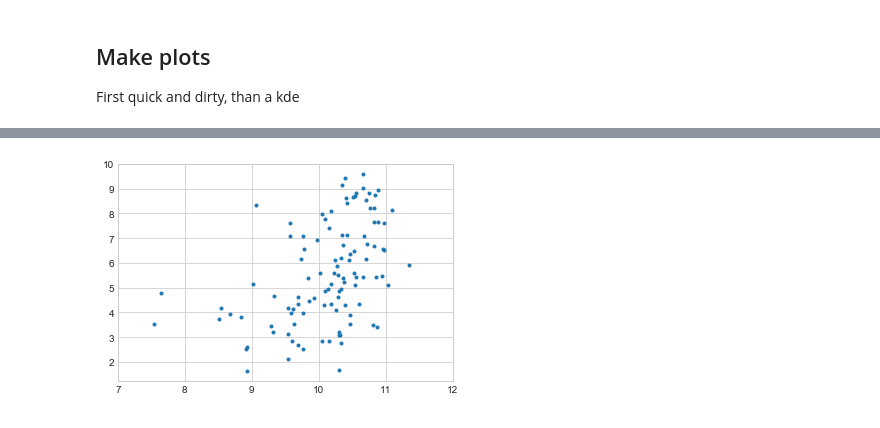
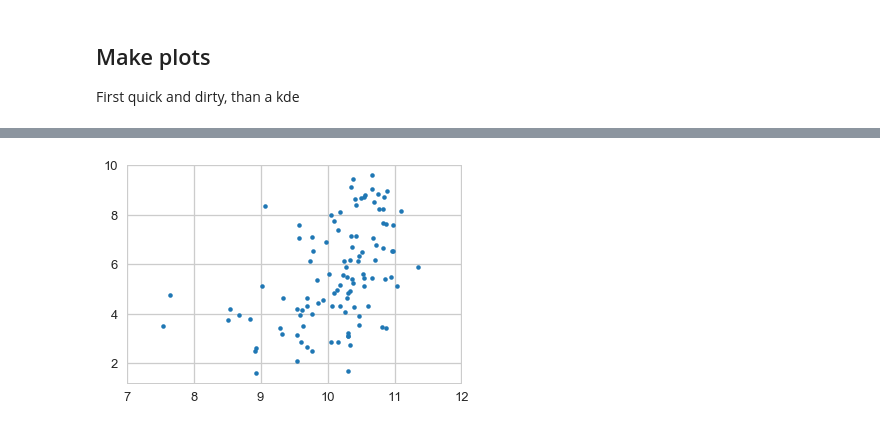
Before and after one commit to benjaminrose/MC-Age, a Jupyter notebook: figures/Discussion-Age v Stellar Mass.ipynb, the cells around one changed output, grey strips where cells are left out. Cells and saved outputs as stored; diff of their text form; code cells hidden in the pictures.

```diff
--- a/figures/Discussion-Age v Stellar Mass.ipynb
+++ b/figures/Discussion-Age v Stellar Mass.ipynb
@@ -9,6 +9,7 @@ import datetime
 import pandas as pd
 import seaborn as sns
 sns.set_style("whitegrid")
+sns.set_context('talk')
 from scipy.stats import spearmanr
 # %% [markdown]
 ## Verrify
@@ -68,8 +79,8 @@ age
 # %%
 # data = pd.merge(galaxy, age, how='outer', on='index')
-data = pd.concat([galaxy, age], axis=1)
-data.dropna(inplace=True)
-data
+data_local = pd.concat([galaxy, age_local], axis=1)
+data_local.dropna(inplace=True)
+data_local
 # %% [output]
 |  | redshift | stellarmass | age |
 | 1032 | 0.129755 | 2.856640e+10 | 6.117300 |
@@ -171,3 +252,20 @@ test.head(5)
 ## Make plots
 
 First quick and dirty, than a kde
+# %%
+sns.set(context='talk', style='ticks', palette='deep',
+        font='serif', font_scale=1, color_codes=True)
+
+fig = plt.figure()
+plt.plot(np.log10(data['stellarmass'].values), data['age'].values, '.')
+plt.xlim(6.8,12.2)
+plt.ylim(1.1, 10.9)
+ax = plt.gca()  # very helpful
+ax.get_yaxis().set_tick_params(direction='in', top='on')
+ax.get_xaxis().set_tick_params(direction='in', right='on')
+ax.set_axisbelow(True)   # moves axis beind values, maybe
+plt.xlabel(r'Stellar Mass [log[M$_{sun}$]]')
+plt.ylabel(r'Age [Gyr]')
+plt.grid(which='major', color='0.90', linestyle='-')
+# fig.set_tight_layout({'pad': 1.5})
+plt.show()
@@ -173,0 +274,6 @@ First quick and dirty, than a kde
+# %%
+sns.set_style('ticks')
+plt.plot(np.log10(data['stellarmass'].values), data['age'].values, '.')
+plt.xlim(7,12)
+sns.despine()
+plt.show()
@@ -174,6 +282,7 @@ First quick and dirty, than a kde
 # %%
+sns.set_style('whitegrid')
 plt.plot(np.log10(data['stellarmass'].values), data['age'].values, '.')
 plt.xlim(7,12)
 plt.show()
 # %% [output]
-[figure, old version]
+[figure, new version]
```
Also changed, not shown: parts of 20 cells of this notebook, 6 other files.
